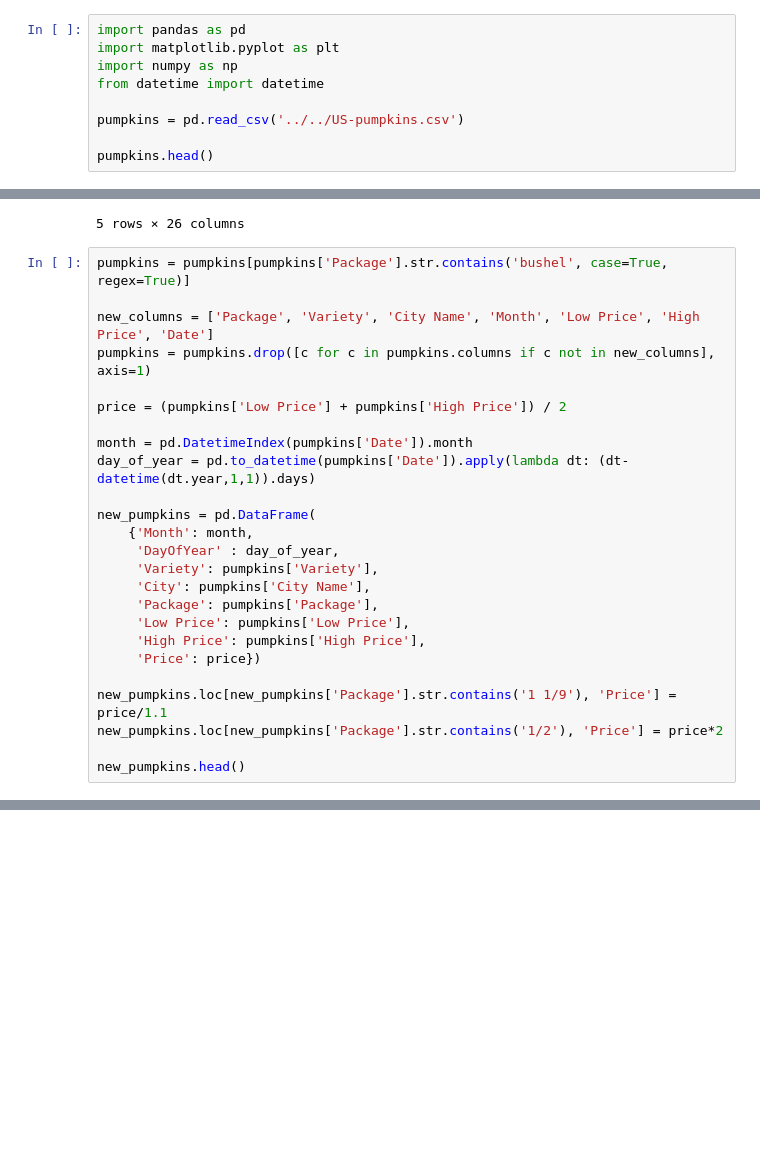
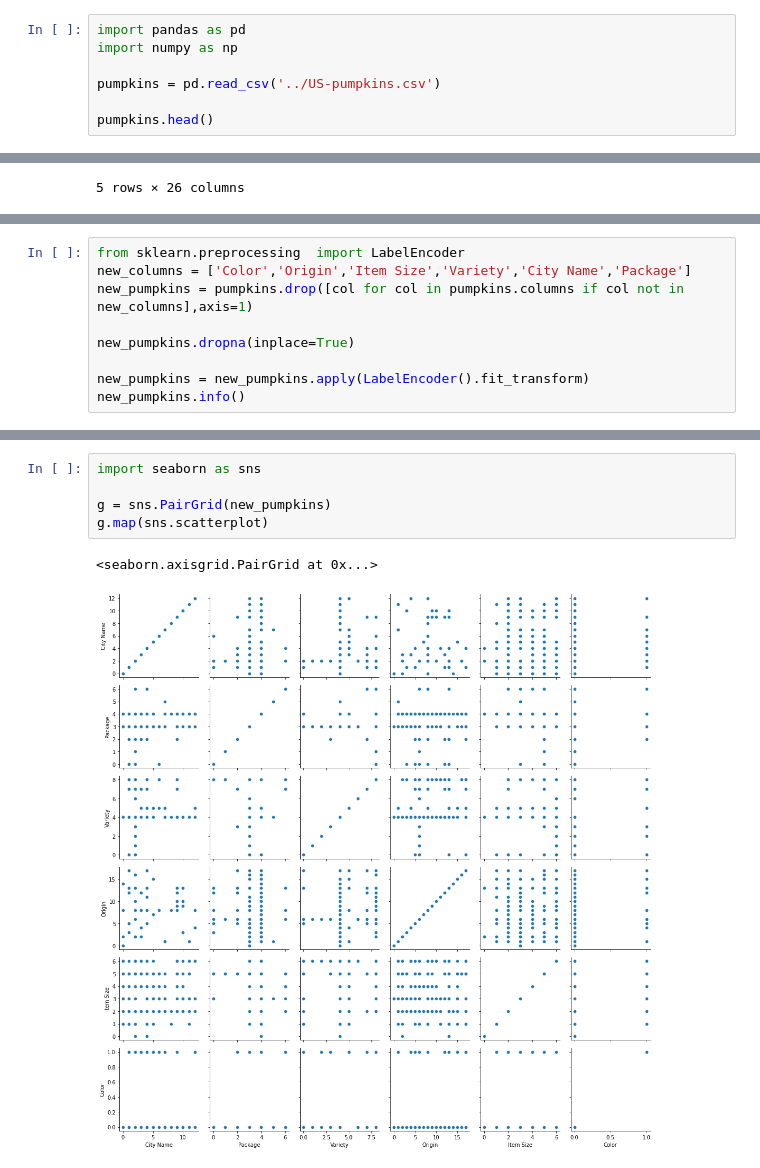
Before and after one commit to mhmahmuud/ArewaDs_Machine_Learning_Assignment, a Jupyter notebook: weekly_four/notebook.ipynb, the cells around one changed output, grey strips where cells are left out. Saved outputs shown, nothing was run; the diff lists cells and outputs as text; blank space fills up the shorter version.

```diff
--- a/weekly_four/notebook.ipynb
+++ b/weekly_four/notebook.ipynb
@@ -10,10 +7,8 @@ Load up required libraries and dataset. Convert the data to a dataframe containi
 # %%
 import pandas as pd
-import matplotlib.pyplot as plt
 import numpy as np
-from datetime import datetime
 
-pumpkins = pd.read_csv('../../US-pumpkins.csv')
+pumpkins = pd.read_csv('../US-pumpkins.csv')
 
 pumpkins.head()
 # %% [output]
@@ -24,28 +19,3 @@ pumpkins.head()
 | 3 | BALTIMORE | NaN | 24 inch bins | HOWDEN TYPE | NaN | NaN | 9/24/16 | 160.0 | 160.0 | ... |
 | 4 | BALTIMORE | NaN | 24 inch bins | HOWDEN TYPE | NaN | NaN | 11/5/16 | 90.0 | 100.0 | ... |
 5 rows × 26 columns
-# %%
-pumpkins = pumpkins[pumpkins['Package'].str.contains('bushel', case=True, regex=True)]
-
-new_columns = ['Package', 'Variety', 'City Name', 'Month', 'Low Price', 'High Price', 'Date']
-pumpkins = pumpkins.drop([c for c in pumpkins.columns if c not in new_columns], axis=1)
-
-price = (pumpkins['Low Price'] + pumpkins['High Price']) / 2
-
-month = pd.DatetimeIndex(pumpkins['Date']).month
-day_of_year = pd.to_datetime(pumpkins['Date']).apply(lambda dt: (dt-datetime(dt.year,1,1)).days)
-
-new_pumpkins = pd.DataFrame(
-    {'Month': month,
-     'DayOfYear' : day_of_year,
-     'Variety': pumpkins['Variety'],
-     'City': pumpkins['City Name'],
-     'Package': pumpkins['Package'],
-     'Low Price': pumpkins['Low Price'],
-     'High Price': pumpkins['High Price'],
-     'Price': price})
-
-new_pumpkins.loc[new_pumpkins['Package'].str.contains('1 1/9'), 'Price'] = price/1.1
-new_pumpkins.loc[new_pumpkins['Package'].str.contains('1/2'), 'Price'] = price*2
-
-new_pumpkins.head()
@@ -216,0 +22,9 @@ Model determination:  0.965215307437527
+# %%
+from sklearn.preprocessing  import LabelEncoder
+new_columns = ['Color','Origin','Item Size','Variety','City Name','Package']
+new_pumpkins = pumpkins.drop([col for col in pumpkins.columns if col not in new_columns],axis=1)
+
+new_pumpkins.dropna(inplace=True)
+
+new_pumpkins = new_pumpkins.apply(LabelEncoder().fit_transform)
+new_pumpkins.info()
@@ -216,0 +61,8 @@ Model determination:  0.965215307437527
+# %%
+import seaborn as sns
+
+g = sns.PairGrid(new_pumpkins)
+g.map(sns.scatterplot)
+# %% [output]
+<seaborn.axisgrid.PairGrid at 0x...>
+[figure, added]
```
Also changed, not shown: parts of 31 cells of this notebook.
